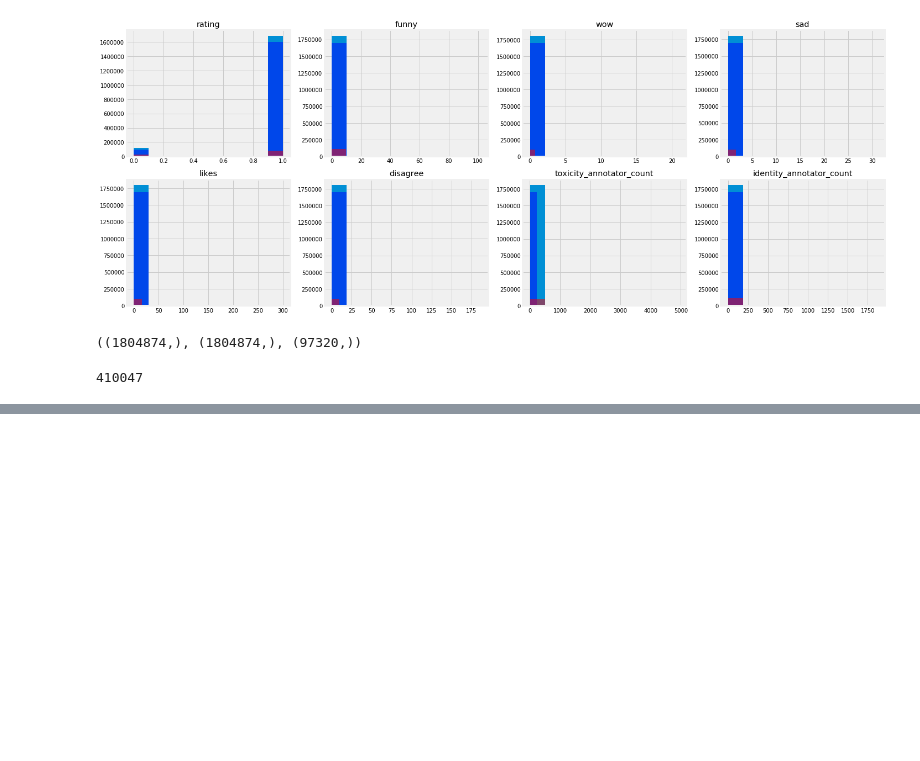
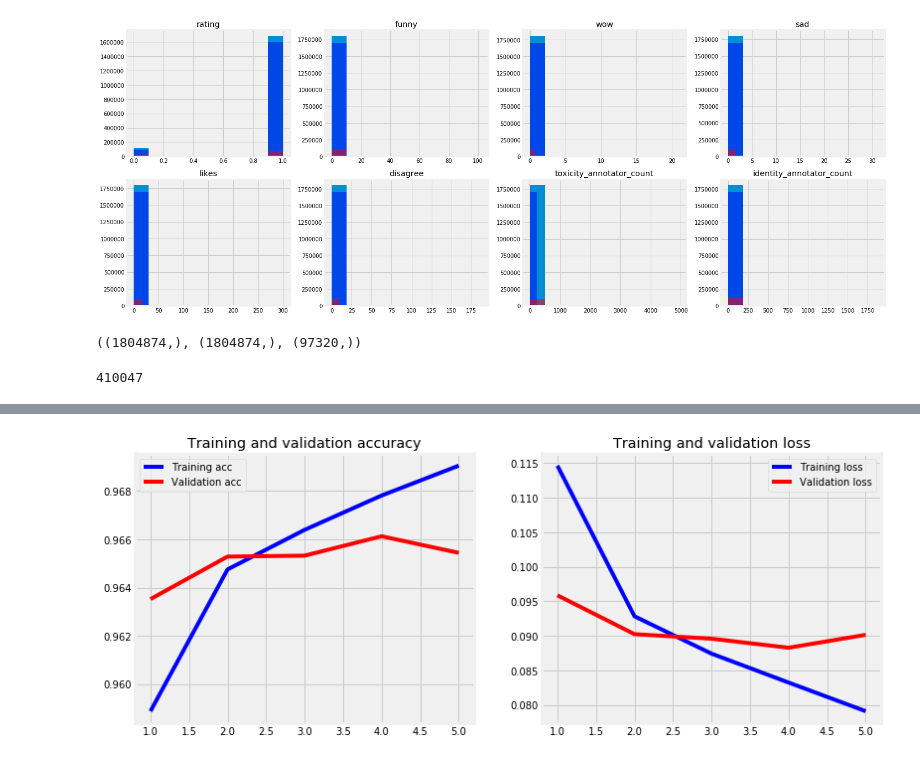
Before and after one commit to praxitelisk/Jigsaw-Unintended-Bias-in-Toxicity-Classification, a Jupyter notebook: Jigsaw Toxicity Classification EDA + DL Keras LSTM.ipynb, the cells around one changed output, grey strips where cells are left out. Drawn from its saved outputs; the diff is of its cells as text; code cells hidden in the pictures; blank space fills up the shorter version.

```diff
--- a/Jigsaw Toxicity Classification EDA + DL Keras LSTM.ipynb
+++ b/Jigsaw Toxicity Classification EDA + DL Keras LSTM.ipynb
@@ -233,12 +245,14 @@ train_data.shape, label_data.shape, test_data.shape
 tokenizer = text.Tokenizer()
 tokenizer.fit_on_texts(list(train_data) + list(test_data))
 # %%
-train_data = tokenizer.texts_to_sequences(train_data)
-test_data = tokenizer.texts_to_sequences(test_data)
+train_data = tokenizer.texts_to_sequences(train_df['comment_text'])
+test_data = tokenizer.texts_to_sequences(test_df['comment_text'])
 # %%
 MAX_LEN = 200
 train_data = sequence.pad_sequences(train_data, maxlen=MAX_LEN)
 test_data = sequence.pad_sequences(test_data, maxlen=MAX_LEN)
+
+xtrain, xvalid, ytrain, yvalid = train_test_split(train_data, label_data, stratify=train_df.target, random_state=42, test_size=0.2, shuffle=True)
 # %%
 max_features = len(tokenizer.word_index) + 1
 max_features
@@ -247,29 +309,39 @@ max_features
 # %%
 NUM_HIDDEN = 256
-EMB_SIZE = 256
+EMB_SIZE = 300
 LABEL_SIZE = 1
 MAX_FEATURES = max_features
 DROP_OUT_RATE = 0.2
 DENSE_ACTIVATION = "sigmoid"
-NUM_EPOCH = 1
+NUM_EPOCH = 5
 
-BATCH_SIZE = 1000
+BATCH_SIZE = 512
 LOSS_FUNC = "binary_crossentropy"
 OPTIMIZER_FUNC = "adam"
 METRICS = ["accuracy"]
 
+from numpy.random import seed
+seed(42)
+from tensorflow import set_random_seed
+set_random_seed(42)
+
 
 model=Sequential()
-model.add(keras.layers.Embedding(max_features, 256))
+model.add(keras.layers.Embedding(max_features, EMB_SIZE, weights=[embedding_matrix], trainable=False))
+#model.add(keras.layers.Embedding(max_features, EMB_SIZE))
 model.add(keras.layers.LSTM(NUM_HIDDEN))
 model.add(keras.layers.Dropout(rate=DROP_OUT_RATE))
 model.add(keras.layers.Dense(LABEL_SIZE, activation=DENSE_ACTIVATION))
 
+checkpointer = ModelCheckpoint(monitor='val_acc', mode='max', filepath='model.hdf5', verbose=2, save_best_only=True)
+earlyStopping = EarlyStopping(monitor='val_acc', min_delta=0, patience=3, verbose=0, mode='max')
+
 model.compile(loss=LOSS_FUNC, optimizer=OPTIMIZER_FUNC, metrics=METRICS)
 
-model.fit(
-    train_data,
-    label_data,
+history_lstm = model.fit(
+    xtrain,
+    ytrain,
     batch_size = BATCH_SIZE,
-    epochs = NUM_EPOCH)
+    epochs = NUM_EPOCH, callbacks=[checkpointer, earlyStopping],
+validation_data=(xvalid, yvalid))
 # %% [output]
@@ -281,0 +365,4 @@ Epoch 1/1
+# %%
+plot_history(history_lstm)
+# %% [output]
+[figure, added]
```
Also changed, not shown: parts of 9 cells of this notebook.
